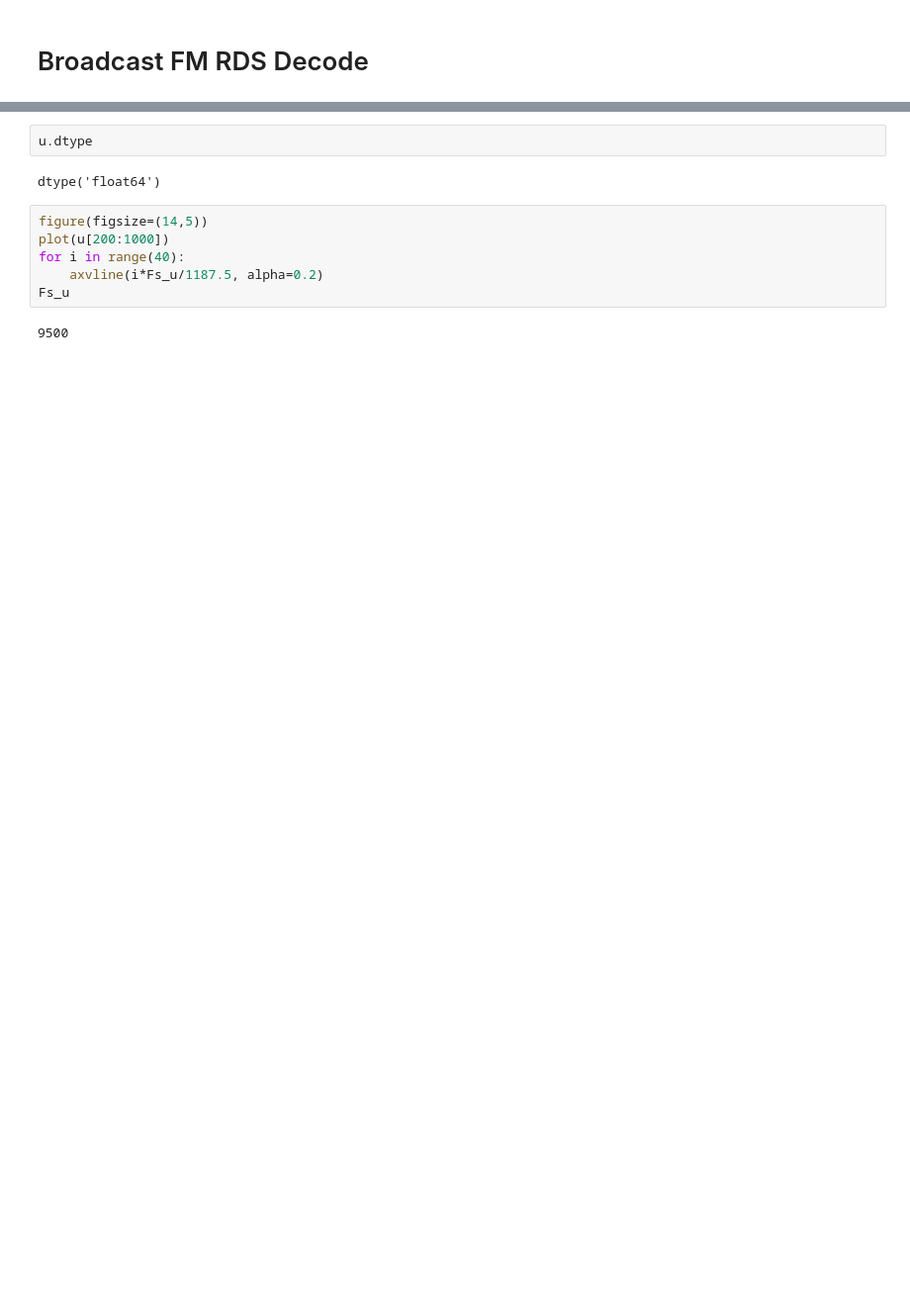
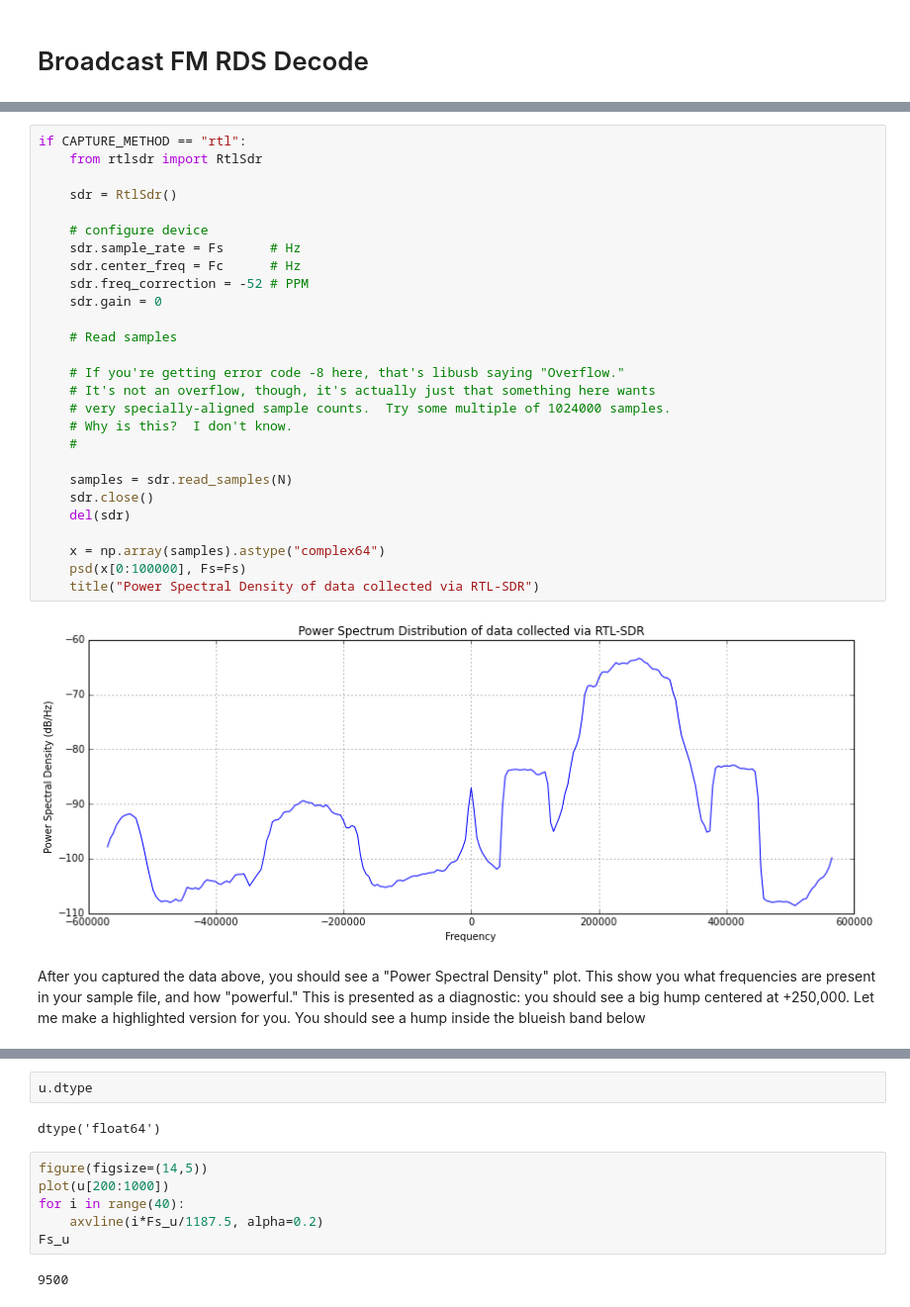
Before and after one commit to jbm9/sdr_snippets, a Jupyter notebook: web/gnuradio_and_ipython/2 Broadcast FM RDS Decode.ipynb, the cells around one changed output, grey strips where cells are left out. Shown at 99% size. Drawn from its saved outputs; the diff is of its cells as text; blank space fills up the shorter version.

```diff
--- a/web/gnuradio_and_ipython/2 Broadcast FM RDS Decode.ipynb
+++ b/web/gnuradio_and_ipython/2 Broadcast FM RDS Decode.ipynb
@@ -142,0 +111,31 @@ psd(w, Fs=Fs_new); None
+# %%
+if CAPTURE_METHOD == "rtl":
+    from rtlsdr import RtlSdr
+
+    sdr = RtlSdr()
+
+    # configure device
+    sdr.sample_rate = Fs      # Hz
+    sdr.center_freq = Fc      # Hz
+    sdr.freq_correction = -52 # PPM
+    sdr.gain = 0
+
+    # Read samples
+
+    # If you're getting error code -8 here, that's libusb saying "Overflow."
+    # It's not an overflow, though, it's actually just that something here wants
+    # very specially-aligned sample counts.  Try some multiple of 1024000 samples.
+    # Why is this?  I don't know.
+    #
+
+    samples = sdr.read_samples(N)
+    sdr.close()
+    del(sdr)
+
+    x = np.array(samples).astype("complex64")
+    psd(x[0:100000], Fs=Fs)
+    title("Power Spectral Density of data collected via RTL-SDR")
+# %% [output]
+[figure, added]
+# %% [markdown]
+After you captured the data above, you should see a "Power Spectral Density" plot.  This show you what frequencies are present in your sample file, and how "powerful."  This is presented as a diagnostic: you should see a big hump centered at +250,000.  Let me make a highlighted version for you.  You should see a hump inside the blueish band below
```
Also changed, not shown: parts of 55 cells of this notebook.
